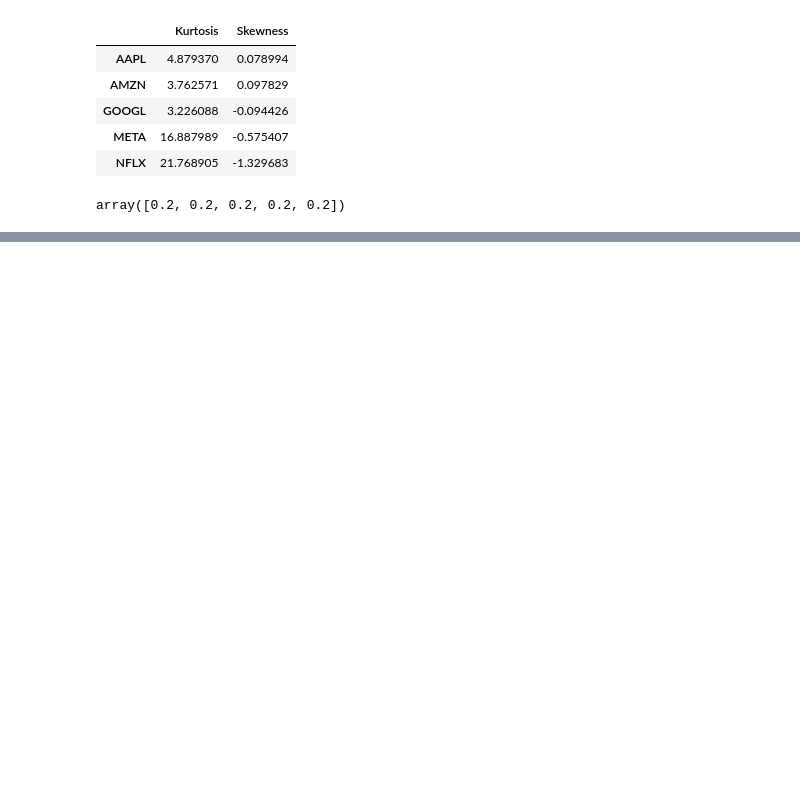
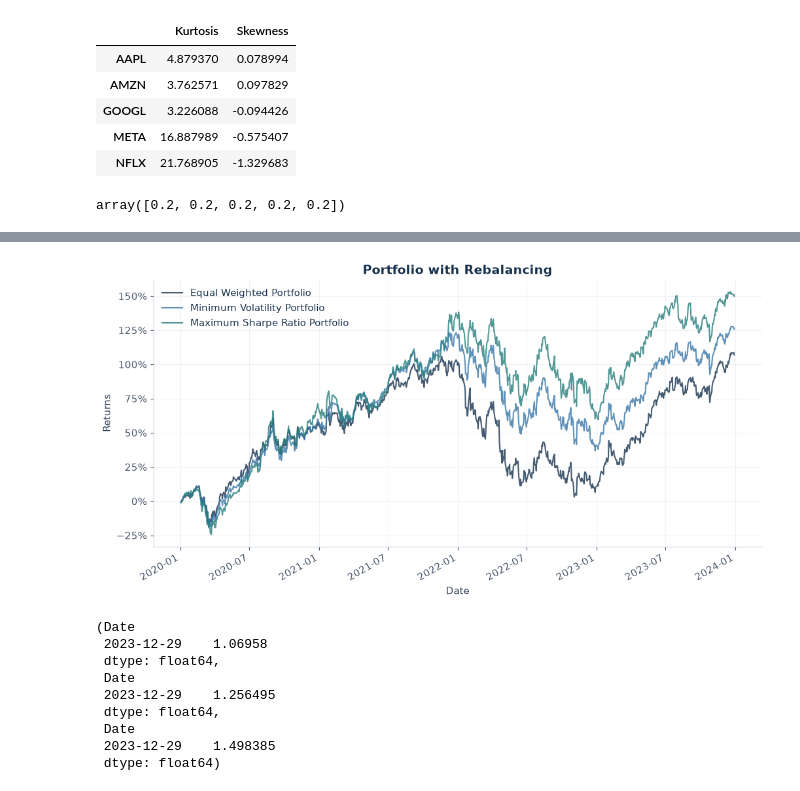
Before and after one commit to Dvisa23/Portfolio-Analysis, a Jupyter notebook: workspace/notebook.ipynb, the cells around one changed output, grey strips where cells are left out. Saved outputs shown, nothing was run; the diff lists cells and outputs as text; code cells hidden in the pictures; blank space fills up the shorter version.

```diff
--- a/workspace/notebook.ipynb
+++ b/workspace/notebook.ipynb
@@ -276,0 +365,27 @@ display(tabla)
+# %%
+#Con reblanceo de portafolios
+
+portfolio_weights_returns = ((1 + returns_df.dot(ew)).cumprod() - 1)
+
+portfolio_min_volatility_returns = ((1 + returns_df.dot(mv_portfolio)).cumprod() - 1)
+
+portfolio_max_sharpe_returns = ((1 + returns_df.dot(ms_portfolio)).cumprod() - 1)
+plt.figure(figsize=(12, 6))
+plt.title("Portfolio with Rebalancing")
+portfolio_weights_returns.plot( xlabel="Date", ylabel="Returns", alpha=0.8).yaxis.set_major_formatter(PercentFormatter(xmax=1))
+portfolio_min_volatility_returns.plot( xlabel="Date", ylabel="Returns", alpha=0.8)
+portfolio_max_sharpe_returns.plot( xlabel="Date", ylabel="Returns", alpha=0.8)
+plt.legend(["Equal Weighted Portfolio", "Minimum Volatility Portfolio", "Maximum Sharpe Ratio Portfolio"])
+plt.show()
+portfolio_weights_returns.tail(1), portfolio_min_volatility_returns.tail(1), portfolio_max_sharpe_returns.tail(1)
+# %% [output]
+[figure, added]
+(Date
+ 2023-12-29    1.06958
+ dtype: float64,
+ Date
+ 2023-12-29    1.256495
+ dtype: float64,
+ Date
+ 2023-12-29    1.498385
+ dtype: float64)
```
Also changed, not shown: parts of 17 cells of this notebook.
